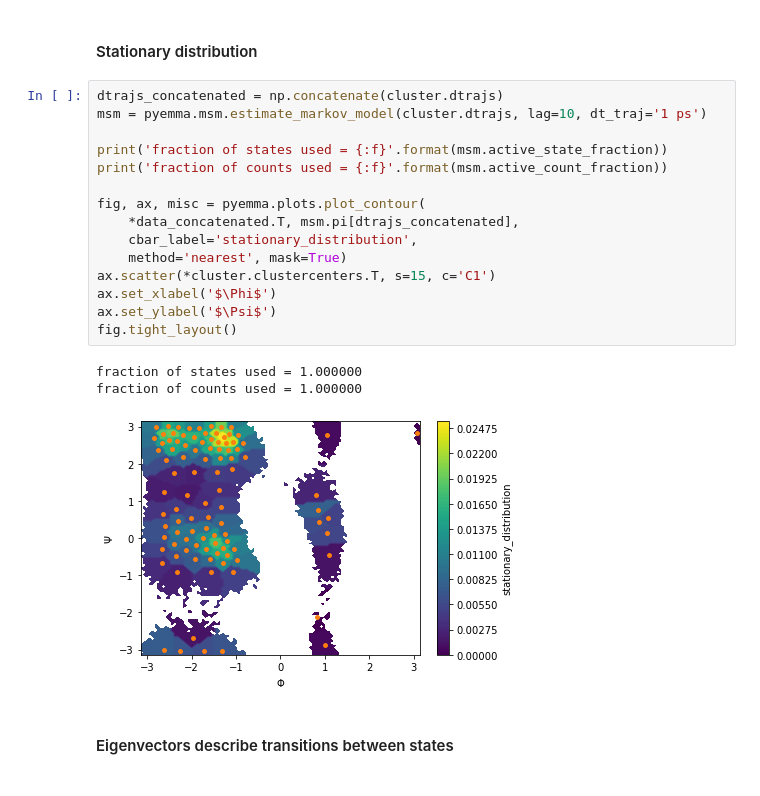
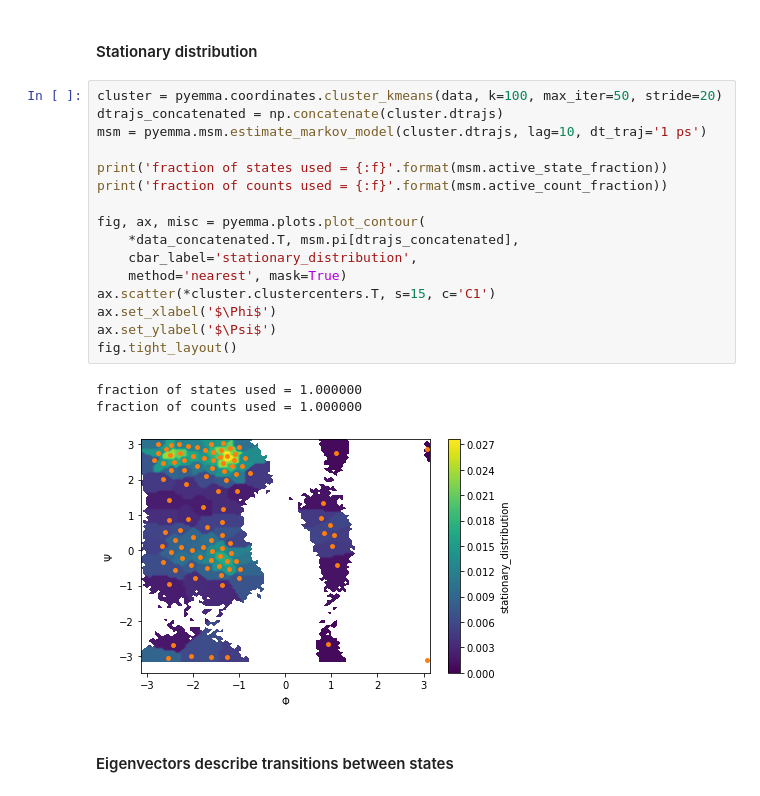
Before and after one commit to mrjoness/Pyemma_walkthrough, a Jupyter notebook: alanine_dipeptide_full.ipynb, the cells around one changed output. Saved outputs shown, nothing was run; the diff lists cells and outputs as text.

```diff
--- a/alanine_dipeptide_full.ipynb
+++ b/alanine_dipeptide_full.ipynb
@@ -584,24 +569,25 @@ Maintainers: [@cwehmeyer](https://github.com/cwehmeyer), [@marscher](https://git
 # %% [markdown]
 #### Stationary distribution
 # %%
+cluster = pyemma.coordinates.cluster_kmeans(data, k=100, max_iter=50, stride=20)
 dtrajs_concatenated = np.concatenate(cluster.dtrajs)
 msm = pyemma.msm.estimate_markov_model(cluster.dtrajs, lag=10, dt_traj='1 ps')
 
 print('fraction of states used = {:f}'.format(msm.active_state_fraction))
 print('fraction of counts used = {:f}'.format(msm.active_count_fraction))
 
 fig, ax, misc = pyemma.plots.plot_contour(
     *data_concatenated.T, msm.pi[dtrajs_concatenated],
     cbar_label='stationary_distribution',
     method='nearest', mask=True)
 ax.scatter(*cluster.clustercenters.T, s=15, c='C1')
 ax.set_xlabel('$\Phi$')
 ax.set_ylabel('$\Psi$')
 fig.tight_layout()
 # %% [output]
 fraction of states used = 1.000000
 fraction of counts used = 1.000000
-[figure, old version]
+[figure, new version]
 # %% [markdown]
 #### Eigenvectors describe transitions between states
 # %%
```
Also changed, not shown: parts of 12 cells of this notebook.
